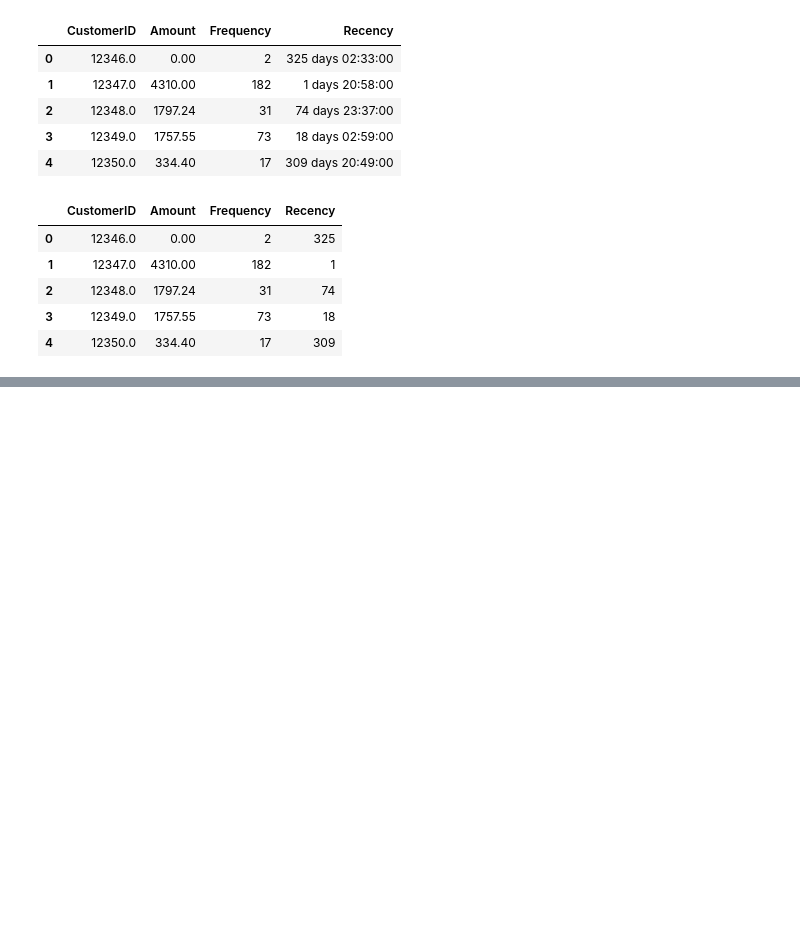
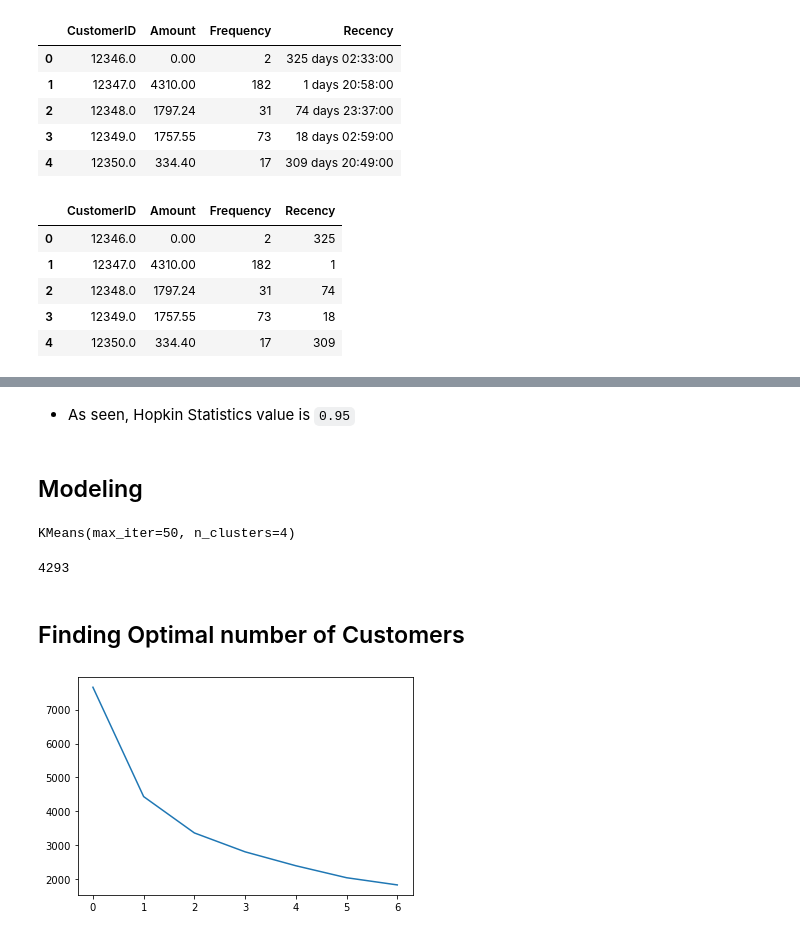
Before and after one commit to Dharani-Arumugam/Machine-Learning, a Jupyter notebook: Clustering/Clustering - Online Retail Store.ipynb, the cells around one changed output, grey strips where cells are left out. Saved outputs shown, nothing was run; the diff lists cells and outputs as text; code cells hidden in the pictures; blank space fills up the shorter version.

```diff
--- a/Clustering/Clustering - Online Retail Store.ipynb
+++ b/Clustering/Clustering - Online Retail Store.ipynb
@@ -216,0 +262,9 @@ grouped_df.head(5)
+# %%
+# 2. Rescaling
+# Two Types - Standardization 2. Normalization(Min-Max Scaler)
+rfm_df = grouped_df[['Amount','Frequency', 'Recency']]
+
+scaler = StandardScaler()
+
+rfm_df_scaled = scaler.fit_transform(rfm_df)
+rfm_df_scaled.shape
@@ -216,0 +273,5 @@ grouped_df.head(5)
+# %%
+# Rfm is converted to standard scaler
+rfm_df_scaled = pd.DataFrame(rfm_df_scaled)
+rfm_df_scaled.columns = ['Amount', 'Frequency', 'Recency']
+rfm_df_scaled.head(5)
@@ -216,0 +333,30 @@ grouped_df.head(5)
+# %% [markdown]
+- As seen, Hopkin Statistics value is `0.95`
+# %% [markdown]
+## Modeling
+# %%
+# k-means with some arbitrary k
+kmeans = KMeans(n_clusters=4, max_iter=50)
+kmeans.fit(rfm_df_scaled)
+# %% [output]
+KMeans(max_iter=50, n_clusters=4)
+# %%
+len(kmeans.labels_)
+# %% [output]
+4293
+# %% [markdown]
+## Finding Optimal number of Customers
+# %%
+# elbow curve/ SSD
+ssd = []
+cluster_range = [2,3,4,5,6,7,8]
+for n in cluster_range:
+    kmeans = KMeans(n_clusters=n, max_iter=50)
+    kmeans.fit(rfm_df_scaled)
+
+    ssd.append(kmeans.inertia_)
+
+plt.plot(ssd)
+plt.show()
+# %% [output]
+[figure, added]
```
Also changed, not shown: parts of 20 cells of this notebook.
